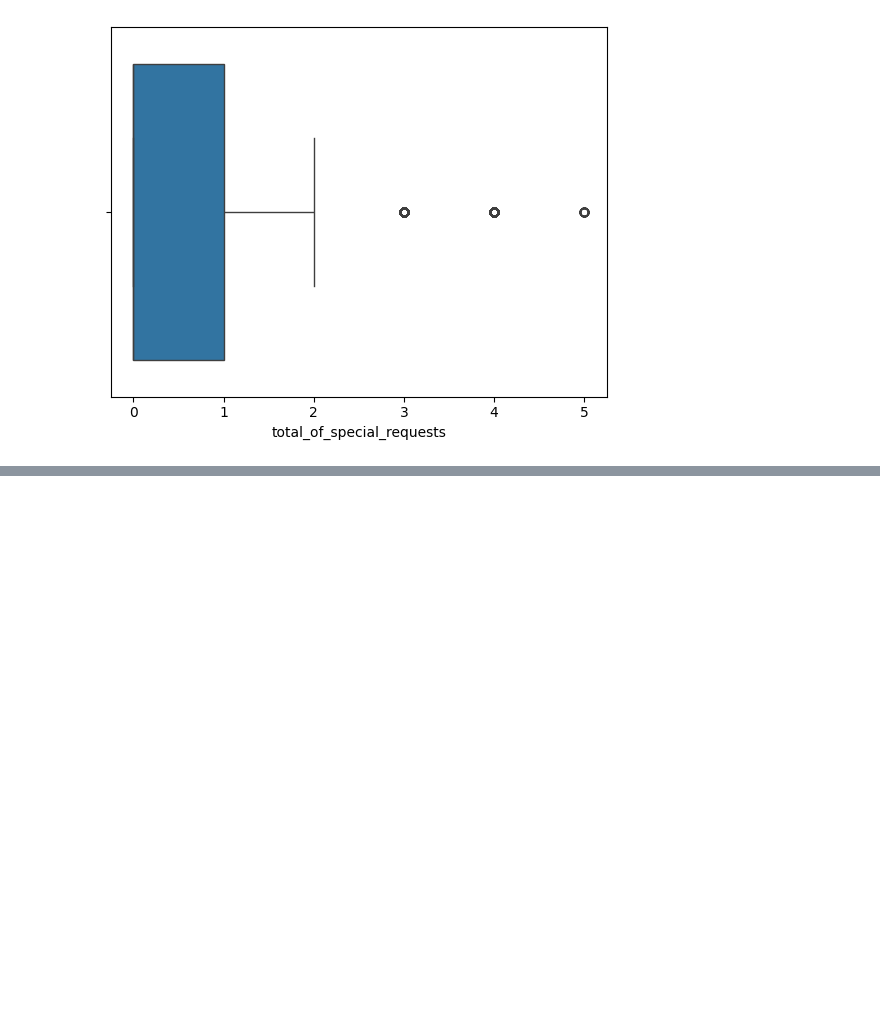
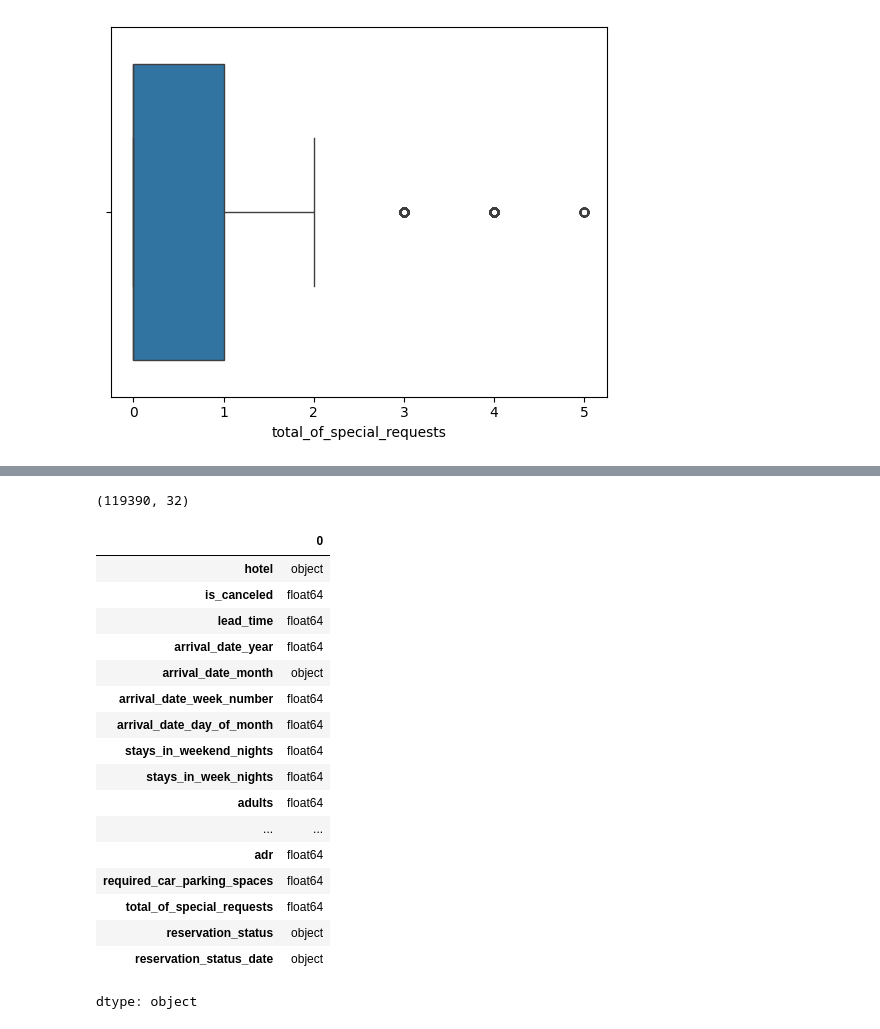
Before and after one commit to Kekkles1/BI-Colab, a Jupyter notebook: BI Assignment.ipynb, the cells around one changed output, grey strips where cells are left out. Saved outputs shown, nothing was run; the diff lists cells and outputs as text; code cells hidden in the pictures; blank space fills up the shorter version.

```diff
--- a/BI Assignment.ipynb
+++ b/BI Assignment.ipynb
@@ -474,0 +525,25 @@ sns.pairplot(df)
+# %%
+df.shape
+# %% [output]
+(119390, 32)
+# %%
+df.dtypes
+# %% [output]
+|  | 0 |
+| hotel | object |
+| is_canceled | float64 |
+| lead_time | float64 |
+| arrival_date_year | float64 |
+| arrival_date_month | object |
+| arrival_date_week_number | float64 |
+| arrival_date_day_of_month | float64 |
+| stays_in_weekend_nights | float64 |
+| stays_in_week_nights | float64 |
+| adults | float64 |
+| ... | ... |
+| adr | float64 |
+| required_car_parking_spaces | float64 |
+| total_of_special_requests | float64 |
+| reservation_status | object |
+| reservation_status_date | object |
+dtype: object
```
Also changed, not shown: parts of 21 cells of this notebook.
